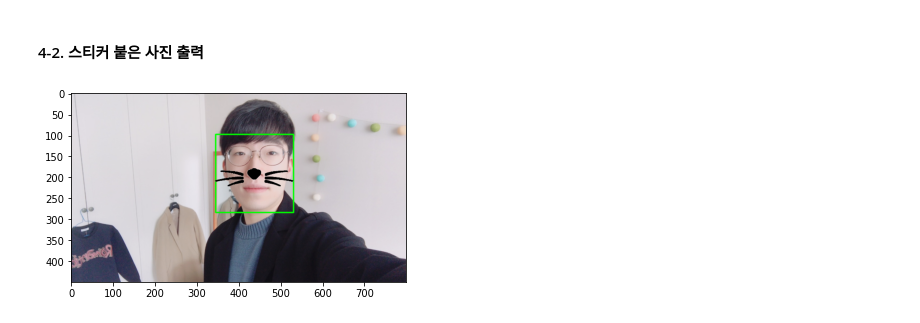
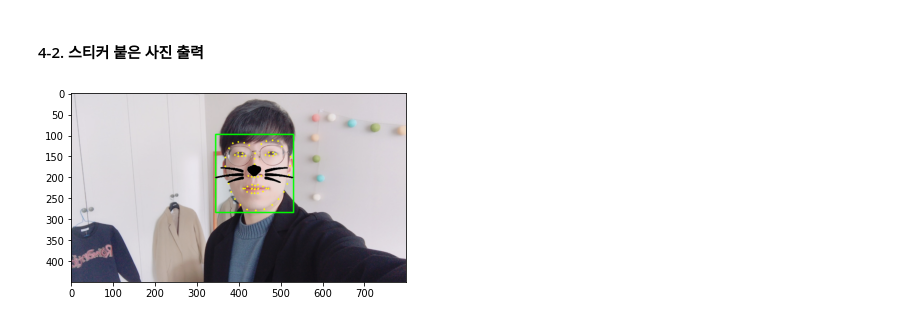
Before and after one commit to Namu1111/Aiffel-Node-2-Github-, a Jupyter notebook: E3. Camera_sticker_app.ipynb, the cells around one changed output. Saved outputs shown, nothing was run; the diff lists cells and outputs as text; code cells hidden in the pictures.

```diff
--- a/E3. Camera_sticker_app.ipynb
+++ b/E3. Camera_sticker_app.ipynb
@@ -89,7 +91,7 @@ print(len(list_landmarks[0]))
 # 출력
 for landmark in list_landmarks:
     for idx, point in enumerate(list_points):
-        cv2.circle(img_show_rgb, point, 2, (0, 255, 255), -1)
+        cv2.circle(img_show, point, 2, (0, 255, 255), -1) # img_show (출력용 사진)에 point를 노란색으로 그려줘.
 
 img_show_rgb = cv2.cvtColor(img_show, cv2.COLOR_BGR2RGB)
 plt.imshow(img_show_rgb)
@@ -103,11 +104,11 @@ hint 2, 36, 48, 30 번 인덱스를 이용
 # %% [markdown]
 #### 3-1. 얼굴에서 좌표 찾아주기
 # %%
-# 사진에서 위치 탐색
 for dlib_rect, landmark in zip(dlib_rects, list_landmarks):
-    print (landmark[30]) # nose center index : 30
+    print (landmark[30]) # nose center index : 30. x 좌표의 기준점이 된다.
+    print(landmark[1]) # 고양이 왼쪽 수염 맨위의 지점이 올수 있는 y 좌표의 기준점이 된다.
     x = landmark[30][0]
-    y = landmark[30][1] + dlib_rect.width()//10
+    y = landmark[1][1]
     w = dlib_rect.width()
     h = dlib_rect.width()
     print ('(x,y) : (%d,%d)'%(x,y))
@@ -131,5 +138,6 @@ print (img_sticker.shape)
 # %%
 refined_x = x - w // 2  # left
-refined_y = y - w //2      # top
-print ('(x,y) : (%d,%d)'%(refined_x, refined_y))
+refined_y = y  - 75      # top
+print ('(top-left x, top-left y) : (%d,%d)'%(refined_x, refined_y)) #스티커 top-left 좌표
+print ('(bottom-right x, bottom-right y) : (%d,%d)'%(refined_x+187, refined_y+187))
 # %% [output]
@@ -145,7 +156,8 @@ img_show[refined_y:refined_y+img_sticker.shape[0], refined_x:refined_x+img_stick
 # %% [markdown]
 #### 4-2. 스티커 붙은 사진 출력
 # %%
-plt.imshow(cv2.cvtColor(img_show, cv2.COLOR_BGR2RGB))
+img_show_final = cv2.cvtColor(img_show, cv2.COLOR_BGR2RGB)
+plt.imshow(img_show_final)
 plt.show()
 # %% [output]
-[figure, old version]
+[figure, new version]
```
Also changed, not shown: parts of 12 cells of this notebook.
